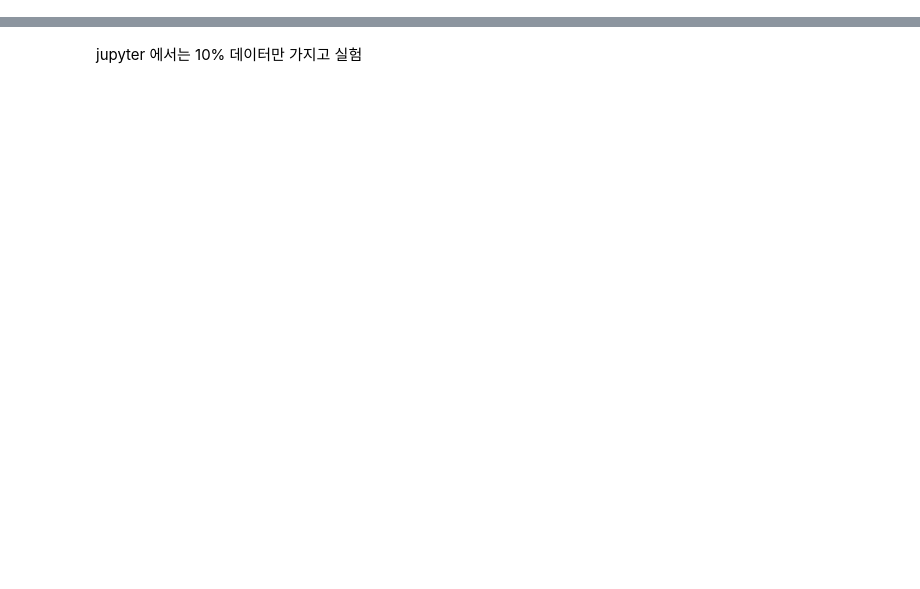
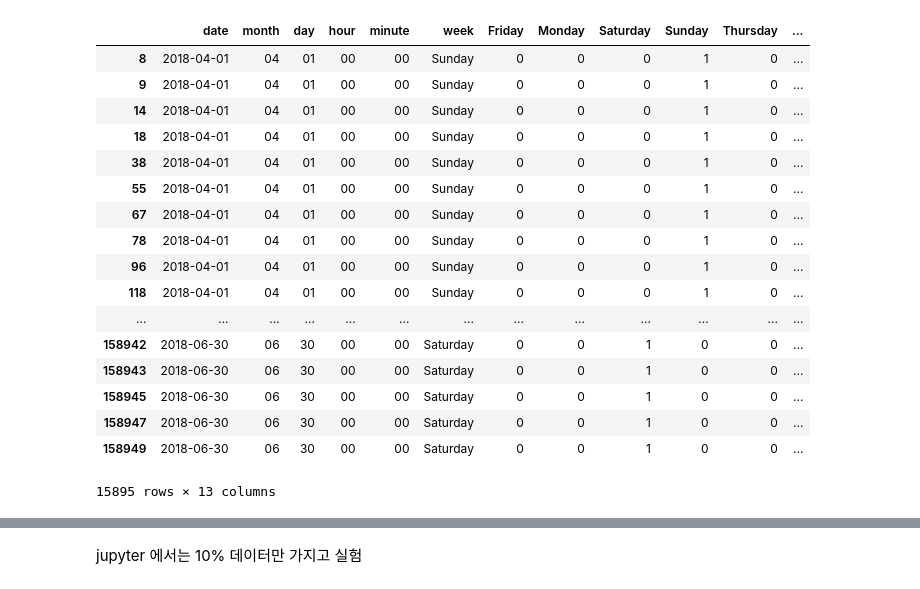
Before and after one commit to sju-coml/SAI-2019-Summer_Hackathon_Server, a Jupyter notebook: ModelTraining/Model_Making.ipynb, the cells around one changed output, grey strips where cells are left out. Drawn from its saved outputs; the diff is of its cells as text; code cells hidden in the pictures; blank space fills up the shorter version.

```diff
--- a/ModelTraining/Model_Making.ipynb
+++ b/ModelTraining/Model_Making.ipynb
@@ -19,0 +29,12 @@ df_original = df_original.sort_index()
+# %%
+from dateutil.parser import parse
+df_original.date = df_original.date.apply(lambda x : parse(x))
+
+df_original['date'] = pd.to_datetime(df_original['date']).values.astype('datetime64[D]')
+df_original['month'] = df_original['date'].astype('str').str.slice(5, 7)
+df_original['day'] = df_original['date'].astype('str').str.slice(8, 10)
+
+df_original['hour'] = df_original.date.apply(lambda x : x.strftime("%H"))
+df_original['minute'] = df_original.date.apply(lambda x: x.strftime("%M"))
+
+df_original
@@ -19,0 +60,25 @@ df_original = df_original.sort_index()
+# %%
+df_original["week"] = df_original.date.apply(lambda x : x.strftime("%A"))
+# %%
+df_original_with_dummies = pd.concat([df_original, pd.get_dummies(df_original.week)], axis = 1)
+# %%
+df_original_with_dummies
+# %% [output]
+|  | date | month | day | hour | minute | week | Friday | Monday | Saturday | Sunday | Thursday | ... |
+| 8 | 2018-04-01 | 04 | 01 | 00 | 00 | Sunday | 0 | 0 | 0 | 1 | 0 | ... |
+| 9 | 2018-04-01 | 04 | 01 | 00 | 00 | Sunday | 0 | 0 | 0 | 1 | 0 | ... |
+| 14 | 2018-04-01 | 04 | 01 | 00 | 00 | Sunday | 0 | 0 | 0 | 1 | 0 | ... |
+| 18 | 2018-04-01 | 04 | 01 | 00 | 00 | Sunday | 0 | 0 | 0 | 1 | 0 | ... |
+| 38 | 2018-04-01 | 04 | 01 | 00 | 00 | Sunday | 0 | 0 | 0 | 1 | 0 | ... |
+| 55 | 2018-04-01 | 04 | 01 | 00 | 00 | Sunday | 0 | 0 | 0 | 1 | 0 | ... |
+| 67 | 2018-04-01 | 04 | 01 | 00 | 00 | Sunday | 0 | 0 | 0 | 1 | 0 | ... |
+| 78 | 2018-04-01 | 04 | 01 | 00 | 00 | Sunday | 0 | 0 | 0 | 1 | 0 | ... |
+| 96 | 2018-04-01 | 04 | 01 | 00 | 00 | Sunday | 0 | 0 | 0 | 1 | 0 | ... |
+| 118 | 2018-04-01 | 04 | 01 | 00 | 00 | Sunday | 0 | 0 | 0 | 1 | 0 | ... |
+| ... | ... | ... | ... | ... | ... | ... | ... | ... | ... | ... | ... | ... |
+| 158942 | 2018-06-30 | 06 | 30 | 00 | 00 | Saturday | 0 | 0 | 1 | 0 | 0 | ... |
+| 158943 | 2018-06-30 | 06 | 30 | 00 | 00 | Saturday | 0 | 0 | 1 | 0 | 0 | ... |
+| 158945 | 2018-06-30 | 06 | 30 | 00 | 00 | Saturday | 0 | 0 | 1 | 0 | 0 | ... |
+| 158947 | 2018-06-30 | 06 | 30 | 00 | 00 | Saturday | 0 | 0 | 1 | 0 | 0 | ... |
+| 158949 | 2018-06-30 | 06 | 30 | 00 | 00 | Saturday | 0 | 0 | 1 | 0 | 0 | ... |
+15895 rows × 13 columns
```
Also changed, not shown: parts of 26 cells of this notebook, 3 other files.
